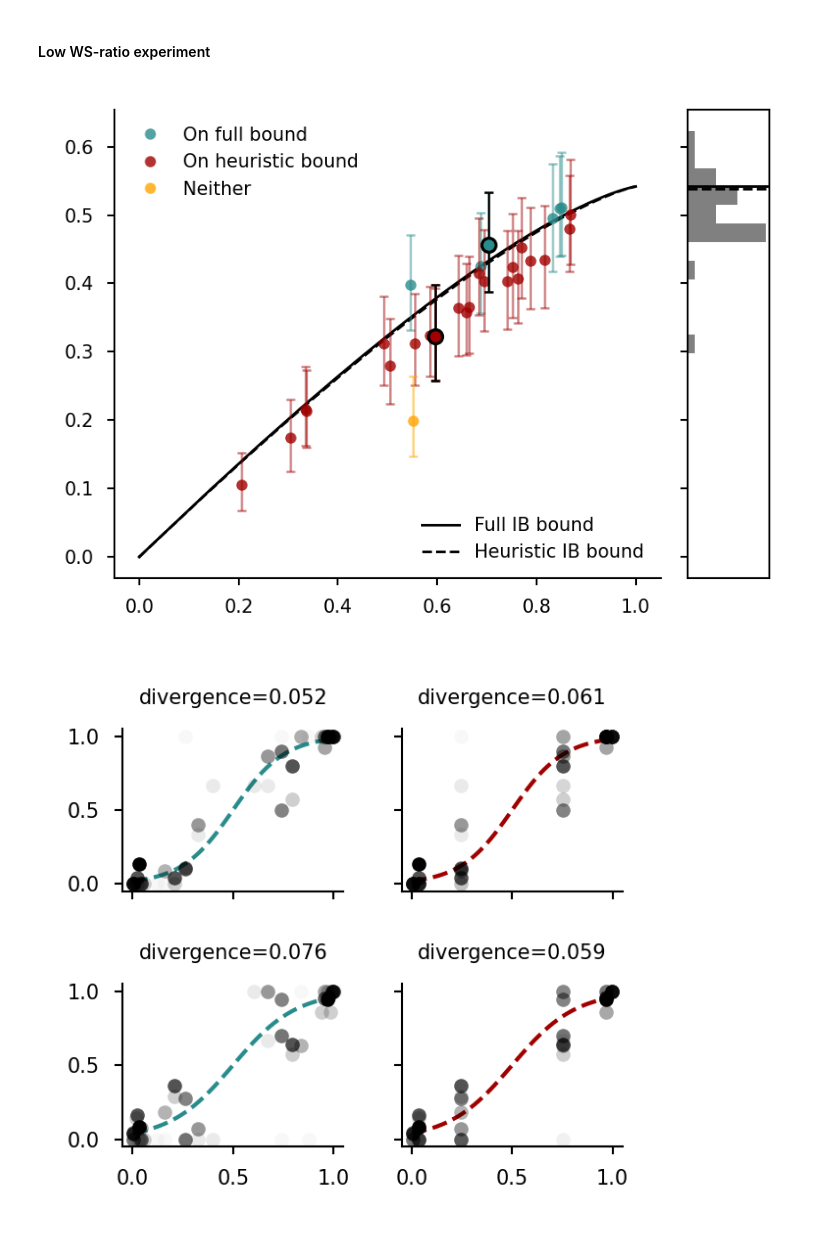
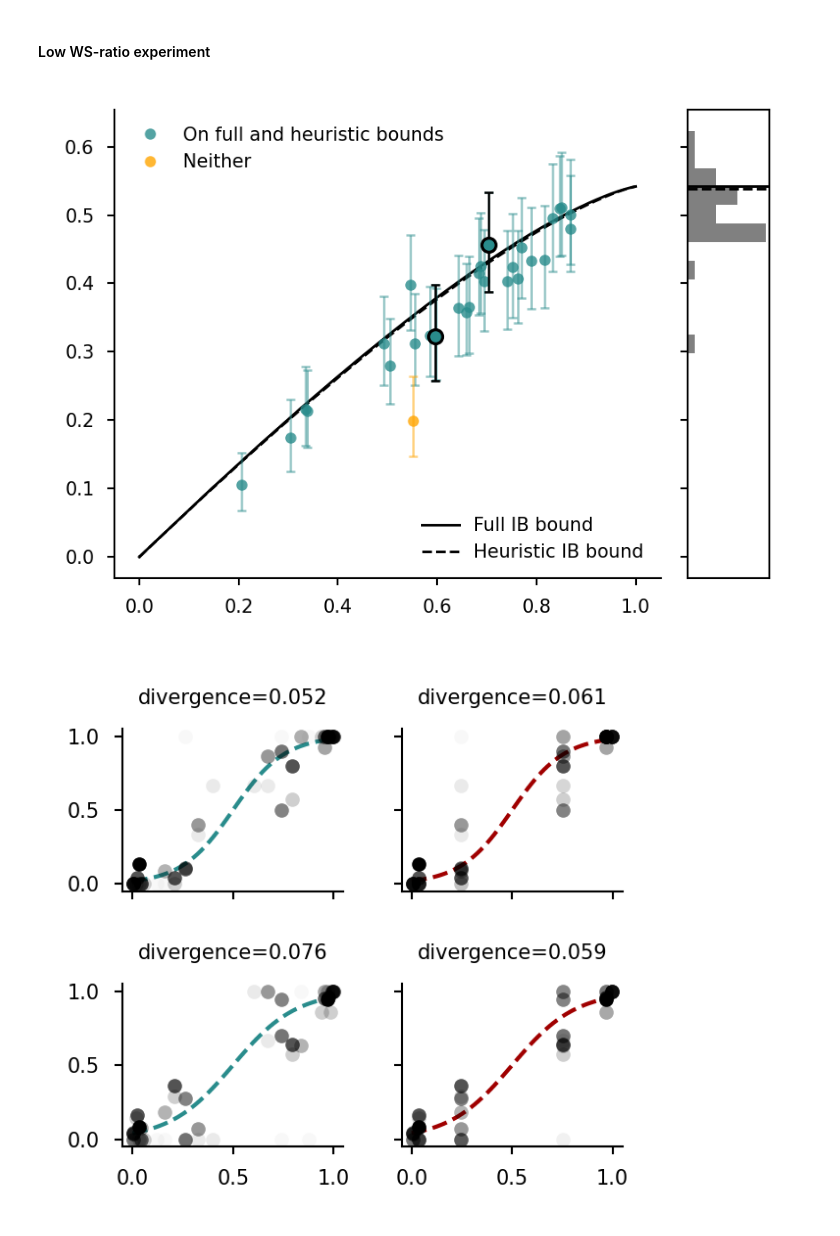
Before and after one commit to jacobaparker/human-inference-IB, a Jupyter notebook: main_analyses_figures.ipynb, the cells around one changed output. Drawn from its saved outputs; the diff is of its cells as text; code cells hidden in the pictures.

Commit message:
almost done with main figures

```diff
--- a/main_analyses_figures.ipynb
+++ b/main_analyses_figures.ipynb
@@ -456,6 +458,8 @@ else:
 
     # compute information efficiency for each subject and run
     ibdf_beads['info_efficiency'] = ibdf_beads['Iry'] / np.interp(ibdf_beads['Ixr'],emp_bound_opt_beads['I_XR'], emp_bound_opt_beads['I_RY'])
+    ibdf_beads['info_efficiency_CI_lower'] = ibdf_beads['Iry_CI_lower'] / np.interp(ibdf_beads['Ixr'],emp_bound_opt_beads['I_XR'], emp_bound_opt_beads['I_RY'])
+    ibdf_beads['info_efficiency_CI_upper'] = ibdf_beads['Iry_CI_upper'] / np.interp(ibdf_beads['Ixr'],emp_bound_opt_beads['I_XR'], emp_bound_opt_beads['I_RY'])
 
     # classify each subject and run according to which IB bound (fully optimal or heuristic) they are closest to, among those that are consistent with their confidence interval for I(R;Y)
     ibdf_beads['bound_class'] = utils.classify_by_bound(ibdf_beads['Ixr'], ibdf_beads['Iry'], ibdf_beads['Iry_CI_lower'], ibdf_beads['Iry_CI_upper'], [emp_bound_opt_beads, emp_bound_heur_beads], bound_labels=['full', '1back'])
@@ -801,12 +809,12 @@ heur_bound, = ax.plot(bound_dict_horses[stats]['equal-weights']['I_XR'], bound_d
 
 for sjind in pd.unique(ibdf_[conds]['subject_index']):
     sjconds = conds & (ibdf_['subject_index'] == sjind)
-    if ibdf_[sjconds]['bound_class'].to_numpy() == 'full':
+    if ibdf_[sjconds]['bound_class'].to_numpy() == 'full' or ibdf_[sjconds]['bound_class'].to_numpy() == 'equal-weights':
         ax.errorbar(ibdf_[sjconds]['Ixr'], ibdf_[sjconds]['Iry'], yerr=[ibdf_[sjconds]['Iry'] - ibdf_[sjconds]['Iry_CI_lower'], ibdf_[sjconds]['Iry_CI_upper'] - ibdf_[sjconds]['Iry']], fmt='none', ecolor=optcolor, alpha=alpha_line, linewidth=0.6, capsize=1.2, capthick=0.6)
-        onfullbound, = ax.plot(ibdf_[sjconds]['Ixr'],ibdf_[sjconds]['Iry'],'o',c=optcolor,alpha=alpha_dot,markersize=3,markeredgewidth=0,markeredgecolor='none',label='On full bound')
-    elif ibdf_[sjconds]['bound_class'].to_numpy() == 'equal-weights':
-        ax.errorbar(ibdf_[sjconds]['Ixr'], ibdf_[sjconds]['Iry'], yerr=[ibdf_[sjconds]['Iry'] - ibdf_[sjconds]['Iry_CI_lower'], ibdf_[sjconds]['Iry_CI_upper'] - ibdf_[sjconds]['Iry']], fmt='none', ecolor=heurcolor, alpha=alpha_line, linewidth=0.6, capsize=1.2, capthick=0.6)
-        onheurbound, = ax.plot(ibdf_[sjconds]['Ixr'],ibdf_[sjconds]['Iry'],'o',c=heurcolor,alpha=alpha_dot,markersize=3,markeredgewidth=0,markeredgecolor='none',label='On heuristic bound')
+        onfullbound, = ax.plot(ibdf_[sjconds]['Ixr'],ibdf_[sjconds]['Iry'],'o',c=optcolor,alpha=alpha_dot,markersize=3,markeredgewidth=0,markeredgecolor='none',label='On full and heuristic bounds')
+    # elif ibdf_[sjconds]['bound_class'].to_numpy() == 'equal-weights':
+    #     ax.errorbar(ibdf_[sjconds]['Ixr'], ibdf_[sjconds]['Iry'], yerr=[ibdf_[sjconds]['Iry'] - ibdf_[sjconds]['Iry_CI_lower'], ibdf_[sjconds]['Iry_CI_upper'] - ibdf_[sjconds]['Iry']], fmt='none', ecolor=heurcolor, alpha=alpha_line, linewidth=0.6, capsize=1.2, capthick=0.6)
+    #     onheurbound, = ax.plot(ibdf_[sjconds]['Ixr'],ibdf_[sjconds]['Iry'],'o',c=heurcolor,alpha=alpha_dot,markersize=3,markeredgewidth=0,markeredgecolor='none',label='On heuristic bound')
     elif ibdf_[sjconds]['bound_class'].to_numpy() == 'none':
         ax.errorbar(ibdf_[sjconds]['Ixr'], ibdf_[sjconds]['Iry'], yerr=[ibdf_[sjconds]['Iry'] - ibdf_[sjconds]['Iry_CI_lower'], ibdf_[sjconds]['Iry_CI_upper'] - ibdf_[sjconds]['Iry']], fmt='none', ecolor=nonecolor, alpha=alpha_line, linewidth=0.6, capsize=1.2, capthick=0.6)
         other, = ax.plot(ibdf_[sjconds]['Ixr'],ibdf_[sjconds]['Iry'],'o',c=nonecolor,alpha=alpha_dot,markersize=3,markeredgewidth=0,markeredgecolor='none',label='Neither')
@@ -816,51 +824,51 @@ high_width = 0.8
 high_alpha = 1.0
 for sjind in highlighted_sjs:
     sjconds = conds & (ibdf_[conds]['subject_index'] == sjind)
-    if ibdf_[sjconds]['bound_class'].to_numpy() == 'full':
+    if ibdf_[sjconds]['bound_class'].to_numpy() == 'full' or ibdf_[sjconds]['bound_class'].to_numpy() == 'equal-weights':
         ax.errorbar(ibdf_[sjconds]['Ixr'], ibdf_[sjconds]['Iry'], yerr=[ibdf_[sjconds]['Iry'] - ibdf_[sjconds]['Iry_CI_lower'], ibdf_[sjconds]['Iry_CI_upper'] - ibdf_[sjconds]['Iry']], fmt='none', ecolor=high_color, alpha=high_alpha, linewidth=0.6, capsize=1.2, capthick=0.6)
         ax.plot(ibdf_[sjconds]['Ixr'],ibdf_[sjconds]['Iry'],'o',c=optcolor,alpha=high_alpha,markersize=3.8,markeredgewidth=high_width,markeredgecolor=high_color)
-    elif ibdf_[sjconds]['bound_class'].to_numpy() == 'equal-weights':
-        ax.errorbar(ibdf_[sjconds]['Ixr'], ibdf_[sjconds]['Iry'], yerr=[ibdf_[sjconds]['Iry'] - ibdf_[sjconds]['Iry_CI_lower'], ibdf_[sjconds]['Iry_CI_upper'] - ibdf_[sjconds]['Iry']], fmt='none', ecolor=high_color, alpha=high_alpha, linewidth=0.6, capsize=1.2, capthick=0.6)
-        ax.plot(ibdf_[sjconds]['Ixr'],ibdf_[sjconds]['Iry'],'o',c=heurcolor,alpha=high_alpha,markersize=3.8,markeredgewidth=high_width,markeredgecolor=high_color)
+    # elif ibdf_[sjconds]['bound_class'].to_numpy() == 'equal-weights':
+    #     ax.errorbar(ibdf_[sjconds]['Ixr'], ibdf_[sjconds]['Iry'], yerr=[ibdf_[sjconds]['Iry'] - ibdf_[sjconds]['Iry_CI_lower'], ibdf_[sjconds]['Iry_CI_upper'] - ibdf_[sjconds]['Iry']], fmt='none', ecolor=high_color, alpha=high_alpha, linewidth=0.6, capsize=1.2, capthick=0.6)
+    #     ax.plot(ibdf_[sjconds]['Ixr'],ibdf_[sjconds]['Iry'],'o',c=heurcolor,alpha=high_alpha,markersize=3.8,markeredgewidth=high_width,markeredgecolor=high_color)
     elif ibdf_[sjconds]['bound_class'].to_numpy() == 'none':
         ax.errorbar(ibdf_[sjconds]['Ixr'], ibdf_[sjconds]['Iry'], yerr=[ibdf_[sjconds]['Iry'] - ibdf_[sjconds]['Iry_CI_lower'], ibdf_[sjconds]['Iry_CI_upper'] - ibdf_[sjconds]['Iry']], fmt='none', ecolor=high_color, alpha=high_alpha, linewidth=0.6, capsize=1.2, capthick=0.6)
         ax.plot(ibdf_[sjconds]['Ixr'],ibdf_[sjconds]['Iry'],'o',c=nonecolor,alpha=high_alpha,markersize=3.8,markeredgewidth=high_width,markeredgecolor=high_color)
 
-leg1 = ax.legend(handles=[onfullbound, onheurbound, other],fontsize=5, frameon=False, loc='upper left')
+leg1 = ax.legend(handles=[onfullbound, other],fontsize=5, frameon=False, loc='upper left')
 leg2 = ax.legend(handles=[full_bound, heur_bound],fontsize=5, frameon=False, loc='lower right')
 ax.add_artist(leg1)
 
 format_axis(ax)
 
 # Iry_interp_opt = np.interp(ibdf_.loc[conds,'Ixr'], bound_dict_horses[stats]['full']['I_XR'], bound_dict_horses[stats]['full']['I_RY'])
 Iry_interp_opt = np.interp(ibdf_.loc[conds,'Ixr'], bound_dict_horses[stats]['full']['I_XR'], bound_dict_horses[stats]['full']['I_RY'])
 Iry_interp_heur = np.interp(ibdf_.loc[conds,'Ixr'], bound_dict_horses[stats]['equal-weights']['I_XR'], bound_dict_horses[stats]['equal-weights']['I_RY'])
 heur_efficiency = Iry_interp_heur / np.interp(ibdf_.loc[conds,'Ixr'], bound_dict_horses[stats]['full']['I_XR'], bound_dict_horses[stats]['full']['I_RY'])
 
 avg_rel_heur = heur_efficiency.mean()
 yvals_norm = ibdf_.loc[conds,'info_efficiency'].to_numpy() * bound_dict_horses[stats]['full']['I_RY'].max()
 bins = (np.arange(0,1.2,0.05)) * bound_dict_horses[stats]['full']['I_RY'].max()
 counts, bins = np.histogram(yvals_norm, bins=bins)
 
 ax_hist = ax.inset_axes([1.05, 0, 0.15, 1], sharey=ax)
 ax_hist.barh((bins[:-1] + bins[1:]) / 2, counts, height=(bins[1] - bins[0]), color='gray')
 ax_hist.axhline(bound_dict_horses[stats]['full']['I_RY'].max(), color='black', linestyle='-', linewidth=0.7)
 ax_hist.axhline(avg_rel_heur * bound_dict_horses[stats]['full']['I_RY'].max(), color='black', linestyle='--', linewidth=0.7)
 # ax_hist.set_xlabel('Count')
 ax_hist.set_ylabel('')
 # ax_hist.set_yticks([])
 ax_hist.tick_params(axis='y', labelleft=False, labelsize=5, width=0.5, length=2)
 ax_hist.set_xticks([])
 ax_hist.set_ylim(ax.get_ylim())
 ax_hist.grid(False)
 ax_hist.spines['bottom'].set_linewidth(0.5)
 ax_hist.spines['left'].set_linewidth(0.5)
 ax_hist.spines['top'].set_linewidth(0.5)
 ax_hist.spines['right'].set_linewidth(0.5)
 plt.tight_layout()
 savefig(fig, 'Figure4/figure4_horses_lowWS_IBplot')
 # %% [output]
-[figure, old version]
+[figure, new version]
 # %%
 # psychometric functions for highlighted subjects, compared to IB-predicted psychometric functions for each bound (full and heuristic)
 
```
Also changed, not shown: parts of 16 cells of this notebook, 8 other files.
